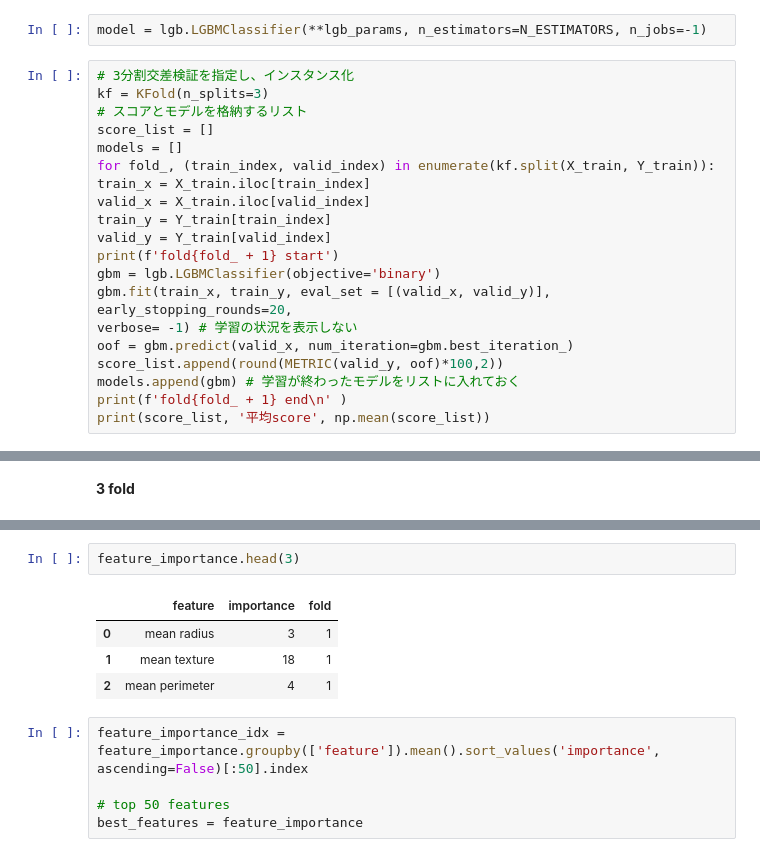
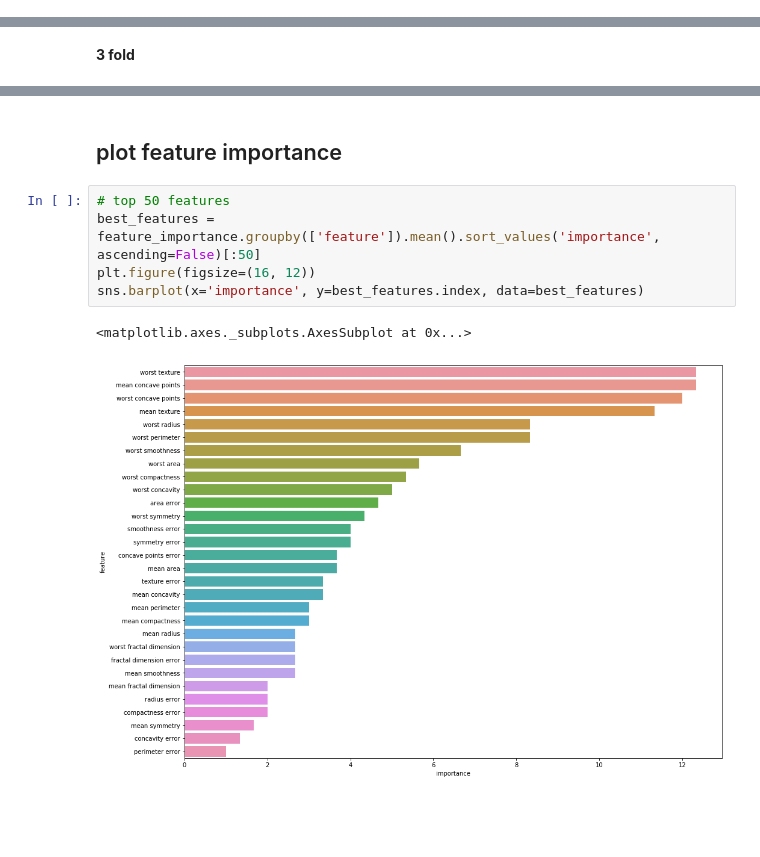
Before and after one commit to fkubota/notebook, a Jupyter notebook: 12_lightGBM.ipynb, the cells around one changed output, grey strips where cells are left out. Cells and saved outputs as stored; diff of their text form; blank space fills up the shorter version.

```diff
--- a/12_lightGBM.ipynb
+++ b/12_lightGBM.ipynb
@@ -58,26 +59,3 @@ lgb_params = {'num_leaves': 31,
          }
 # %% [markdown]
 ## K-Fold
-# %%
-model = lgb.LGBMClassifier(**lgb_params, n_estimators=N_ESTIMATORS, n_jobs=-1)
-# %%
-# 3分割交差検証を指定し、インスタンス化
-kf = KFold(n̲splits=3)
-# スコアとモデルを格納するリスト
-score̲list = []
-models = []
-for fold̲, (train̲index, valid̲index) in enumerate(kf.split(X̲train, Y̲train)):
-train̲x = X̲train.iloc[train̲index]
-valid̲x = X̲train.iloc[valid̲index]
-train̲y = Y̲train[train̲index]
-valid̲y = Y̲train[valid̲index]
-print(f'fold{fold̲ + 1} start')
-gbm = lgb.LGBMClassifier(objective='binary')
-gbm.fit(train̲x, train̲y, eval̲set = [(valid̲x, valid̲y)],
-early̲stopping̲rounds=20,
-verbose= -1) # 学習の状況を表示しない
-oof = gbm.predict(valid̲x, num̲iteration=gbm.best̲iteration̲)
-score̲list.append(round(METRIC(valid̲y, oof)*100,2))
-models.append(gbm) # 学習が終わったモデルをリストに入れておく
-print(f'fold{fold̲ + 1} end\n' )
-print(score̲list, '平均score', np.mean(score̲list))
@@ -192,12 +122,10 @@ feature_importance.groupby(['feature').mean()
-# %%
-feature_importance.head(3)
-# %% [output]
-|  | feature | importance | fold |
-| 0 | mean radius | 3 | 1 |
-| 1 | mean texture | 18 | 1 |
-| 2 | mean perimeter | 4 | 1 |
+# %% [markdown]
+## plot feature importance
 # %%
-feature_importance_idx = feature_importance.groupby(['feature']).mean().sort_values('importance', ascending=False)[:50].index
-
 # top 50 features
-best_features = feature_importance
+best_features = feature_importance.groupby(['feature']).mean().sort_values('importance', ascending=False)[:50]
+plt.figure(figsize=(16, 12))
+sns.barplot(x='importance', y=best_features.index, data=best_features)
+# %% [output]
+<matplotlib.axes._subplots.AxesSubplot at 0x...>
+[figure, added]
```
Also changed, not shown: parts of 6 cells of this notebook.
